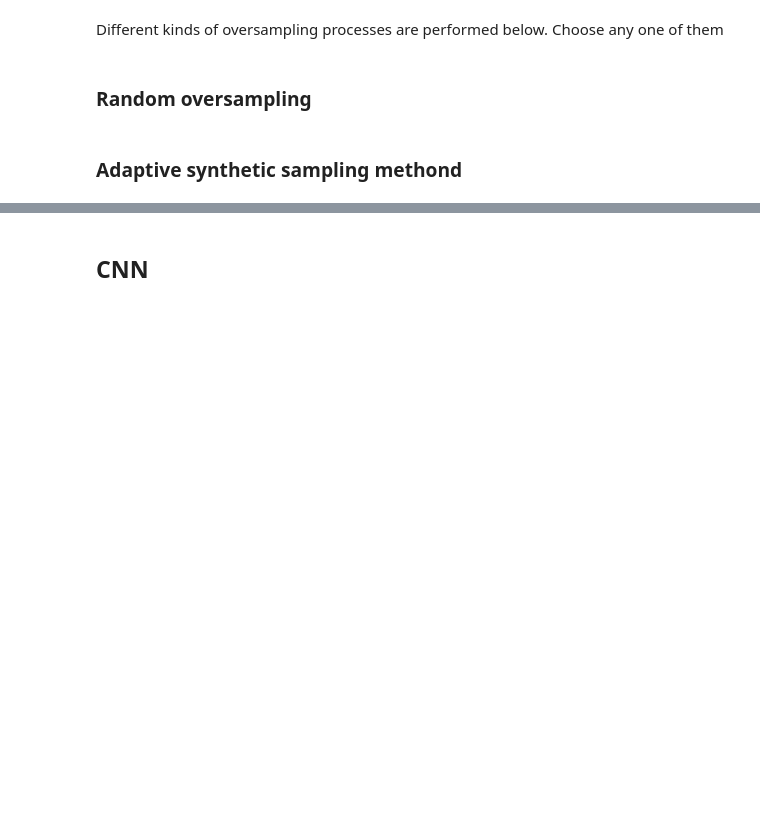
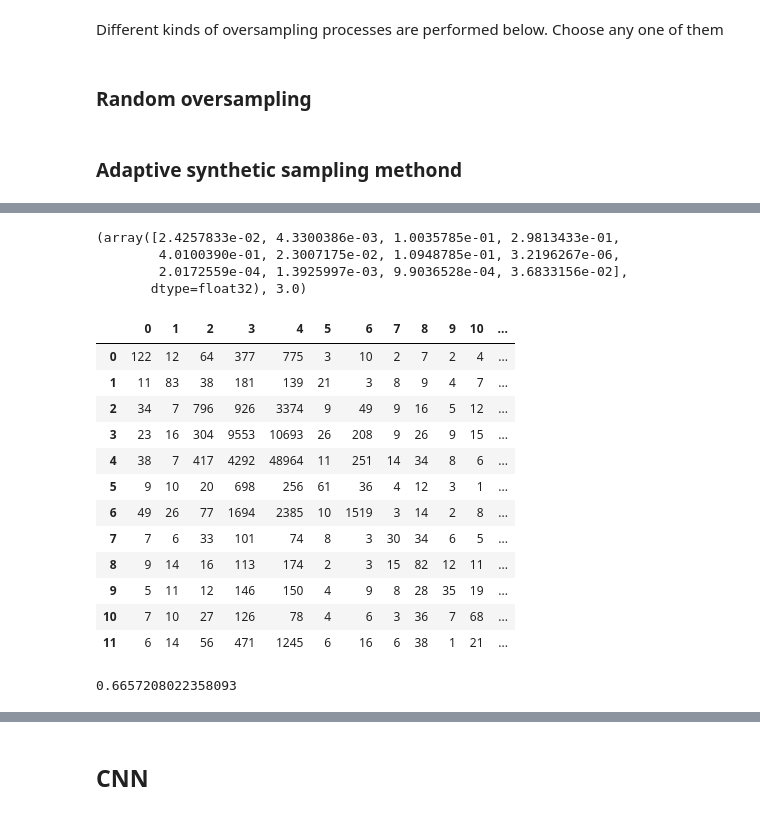
Before and after one commit to SwaksharDeb/Activity-recognition, a Jupyter notebook: HAR_paper1.ipynb, the cells around one changed output, grey strips where cells are left out. Cells and saved outputs as stored; diff of their text form; code cells hidden in the pictures; blank space fills up the shorter version.

```diff
--- a/HAR_paper1.ipynb
+++ b/HAR_paper1.ipynb
@@ -340,0 +542,34 @@ history = model.fit(X_train, y_train, epochs = 50, validation_data= (X_val, y_va
+# %%
+history = model.fit(X_train, y_train, epochs = 100, batch_size=1000, validation_data= (X_val, y_val))#, class_weight=class_weights, verbose=1)
+# %%
+y_pred = model.predict(X_val)
+# %%
+y_pred[6,:], y_val[6]
+# %% [output]
+(array([2.4257833e-02, 4.3300386e-03, 1.0035785e-01, 2.9813433e-01,
+        4.0100390e-01, 2.3007175e-02, 1.0948785e-01, 3.2196267e-06,
+        2.0172559e-04, 1.3925997e-03, 9.9036528e-04, 3.6833156e-02],
+       dtype=float32), 3.0)
+# %%
+y_pred_ = np.zeros((y_pred.shape[0]))
+for i in range(y_pred.shape[0]):
+    y_pred_[i] = np.argmax(y_pred[i,:])
+# %%
+from sklearn.metrics import confusion_matrix
+cm = confusion_matrix(y_val,y_pred_)
+# %%
+pd.DataFrame(cm)
+# %% [output]
+|  | 0 | 1 | 2 | 3 | 4 | 5 | 6 | 7 | 8 | 9 | 10 | ... |
+| 0 | 122 | 12 | 64 | 377 | 775 | 3 | 10 | 2 | 7 | 2 | 4 | ... |
+| 1 | 11 | 83 | 38 | 181 | 139 | 21 | 3 | 8 | 9 | 4 | 7 | ... |
+| 2 | 34 | 7 | 796 | 926 | 3374 | 9 | 49 | 9 | 16 | 5 | 12 | ... |
+| 3 | 23 | 16 | 304 | 9553 | 10693 | 26 | 208 | 9 | 26 | 9 | 15 | ... |
+| 4 | 38 | 7 | 417 | 4292 | 48964 | 11 | 251 | 14 | 34 | 8 | 6 | ... |
+| 5 | 9 | 10 | 20 | 698 | 256 | 61 | 36 | 4 | 12 | 3 | 1 | ... |
+| 6 | 49 | 26 | 77 | 1694 | 2385 | 10 | 1519 | 3 | 14 | 2 | 8 | ... |
+| 7 | 7 | 6 | 33 | 101 | 74 | 8 | 3 | 30 | 34 | 6 | 5 | ... |
+| 8 | 9 | 14 | 16 | 113 | 174 | 2 | 3 | 15 | 82 | 12 | 11 | ... |
+| 9 | 5 | 11 | 12 | 146 | 150 | 4 | 9 | 8 | 28 | 35 | 19 | ... |
+| 10 | 7 | 10 | 27 | 126 | 78 | 4 | 6 | 3 | 36 | 7 | 68 | ... |
+| 11 | 6 | 14 | 56 | 471 | 1245 | 6 | 16 | 6 | 38 | 1 | 21 | ... |
@@ -340,0 +579,4 @@ history = model.fit(X_train, y_train, epochs = 50, validation_data= (X_val, y_va
+# %%
+accuracy
+# %% [output]
+0.6657208022358093
```
Also changed, not shown: parts of 66 cells of this notebook.
